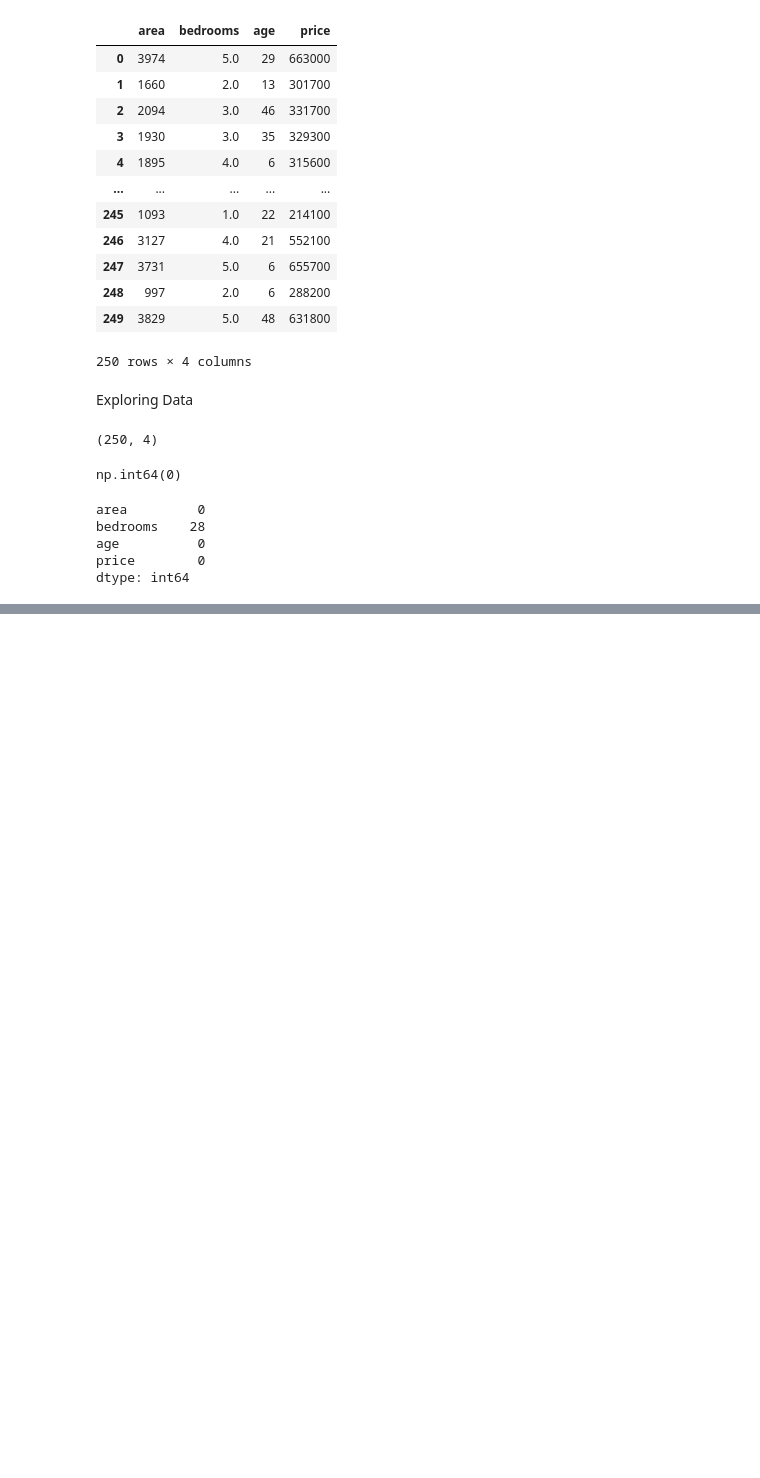
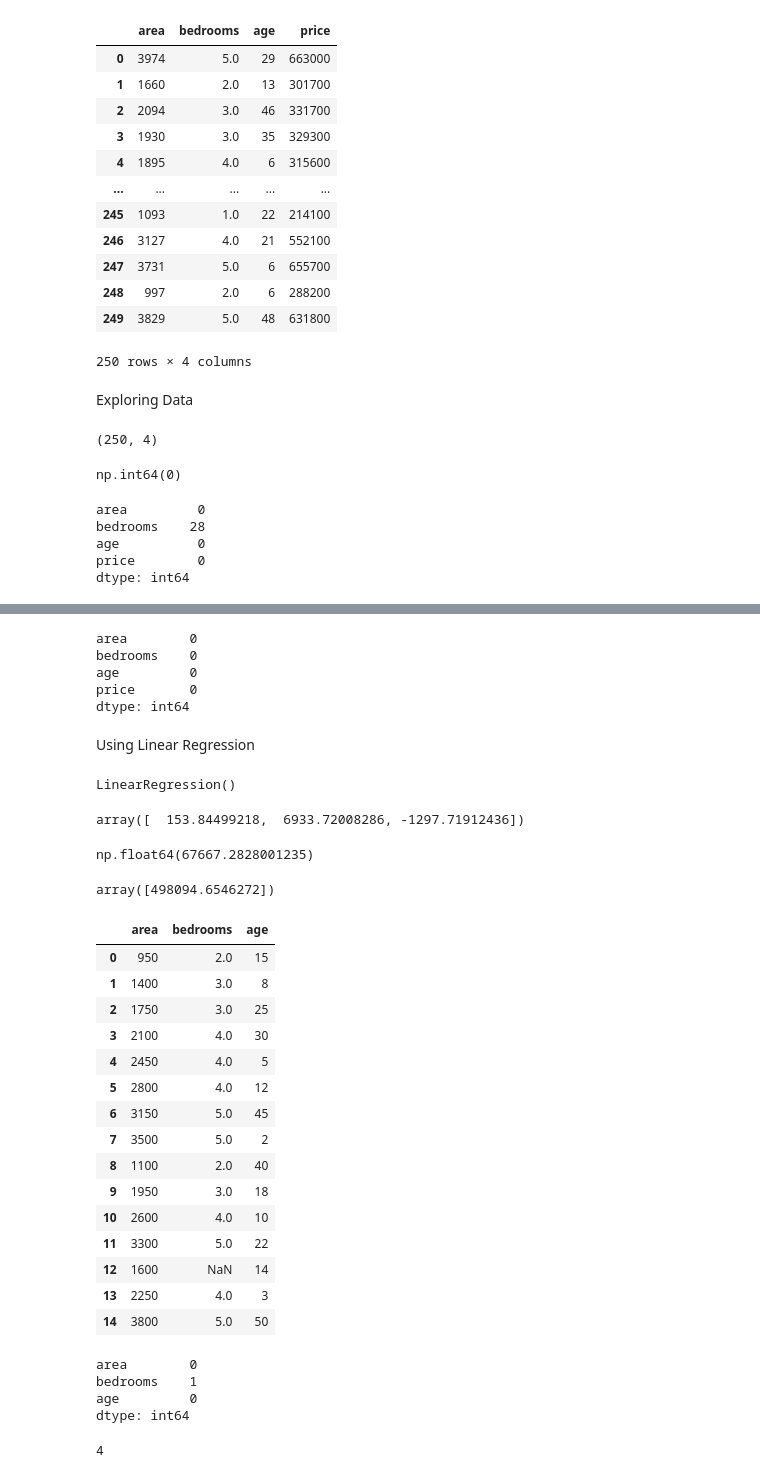
Before and after one commit to boogey004/ML-timeline-with-various-models, a Jupyter notebook: Linear Regression/Multi-Linear/MultiL.ipynb, the cells around one changed output, grey strips where cells are left out. Cells and saved outputs as stored; diff of their text form; code cells hidden in the pictures; blank space fills up the shorter version.

```diff
--- a/Linear Regression/Multi-Linear/MultiL.ipynb
+++ b/Linear Regression/Multi-Linear/MultiL.ipynb
@@ -45,0 +83,59 @@ dtype: int64
+# %%
+df.isnull().sum()
+# %% [output]
+area        0
+bedrooms    0
+age         0
+price       0
+dtype: int64
+# %% [markdown]
+Using Linear Regression
+# %%
+reg = linear_model.LinearRegression()
+reg.fit(df[['area', 'bedrooms', 'age']], df.price)
+# %% [output]
+LinearRegression()
+# %%
+reg.coef_
+# %% [output]
+array([  153.84499218,  6933.72008286, -1297.71912436])
+# %%
+reg.intercept_
+# %% [output]
+np.float64(67667.2828001235)
+# %%
+reg.predict([[3000,3,40]])
+# %% [output]
+array([498094.6546272])
+# %%
+df_t = pd.read_csv('test_house_prices.csv')
+df_t
+# %% [output]
+|  | area | bedrooms | age |
+| 0 | 950 | 2.0 | 15 |
+| 1 | 1400 | 3.0 | 8 |
+| 2 | 1750 | 3.0 | 25 |
+| 3 | 2100 | 4.0 | 30 |
+| 4 | 2450 | 4.0 | 5 |
+| 5 | 2800 | 4.0 | 12 |
+| 6 | 3150 | 5.0 | 45 |
+| 7 | 3500 | 5.0 | 2 |
+| 8 | 1100 | 2.0 | 40 |
+| 9 | 1950 | 3.0 | 18 |
+| 10 | 2600 | 4.0 | 10 |
+| 11 | 3300 | 5.0 | 22 |
+| 12 | 1600 | NaN | 14 |
+| 13 | 2250 | 4.0 | 3 |
+| 14 | 3800 | 5.0 | 50 |
+# %%
+df_t.isnull().sum()
+# %% [output]
+area        0
+bedrooms    1
+age         0
+dtype: int64
+# %%
+median_bedrooms = math.floor(df_t.bedrooms.median())
+median_bedrooms
+# %% [output]
+4
```
Also changed, not shown: parts of 10 cells of this notebook, 2 other files.
